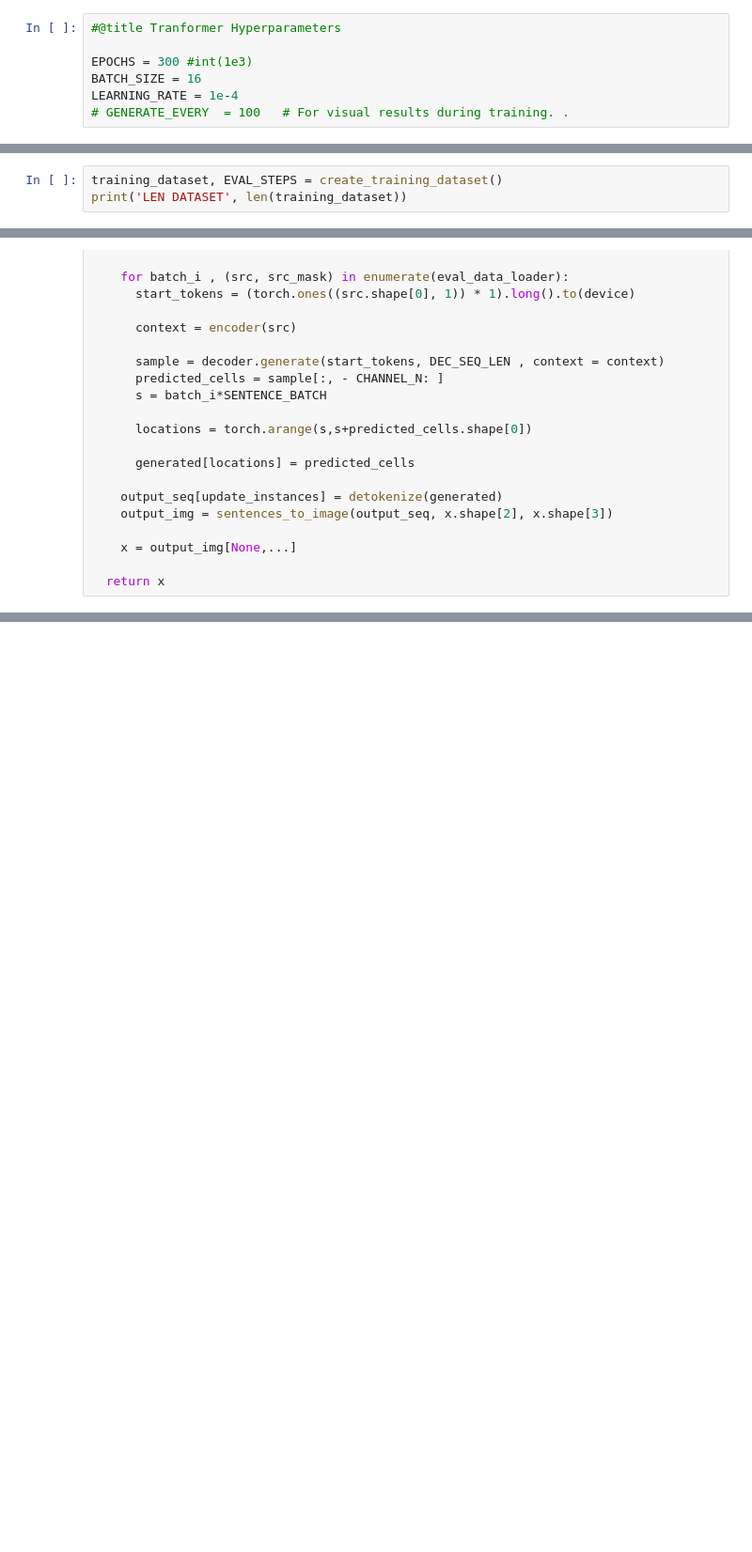
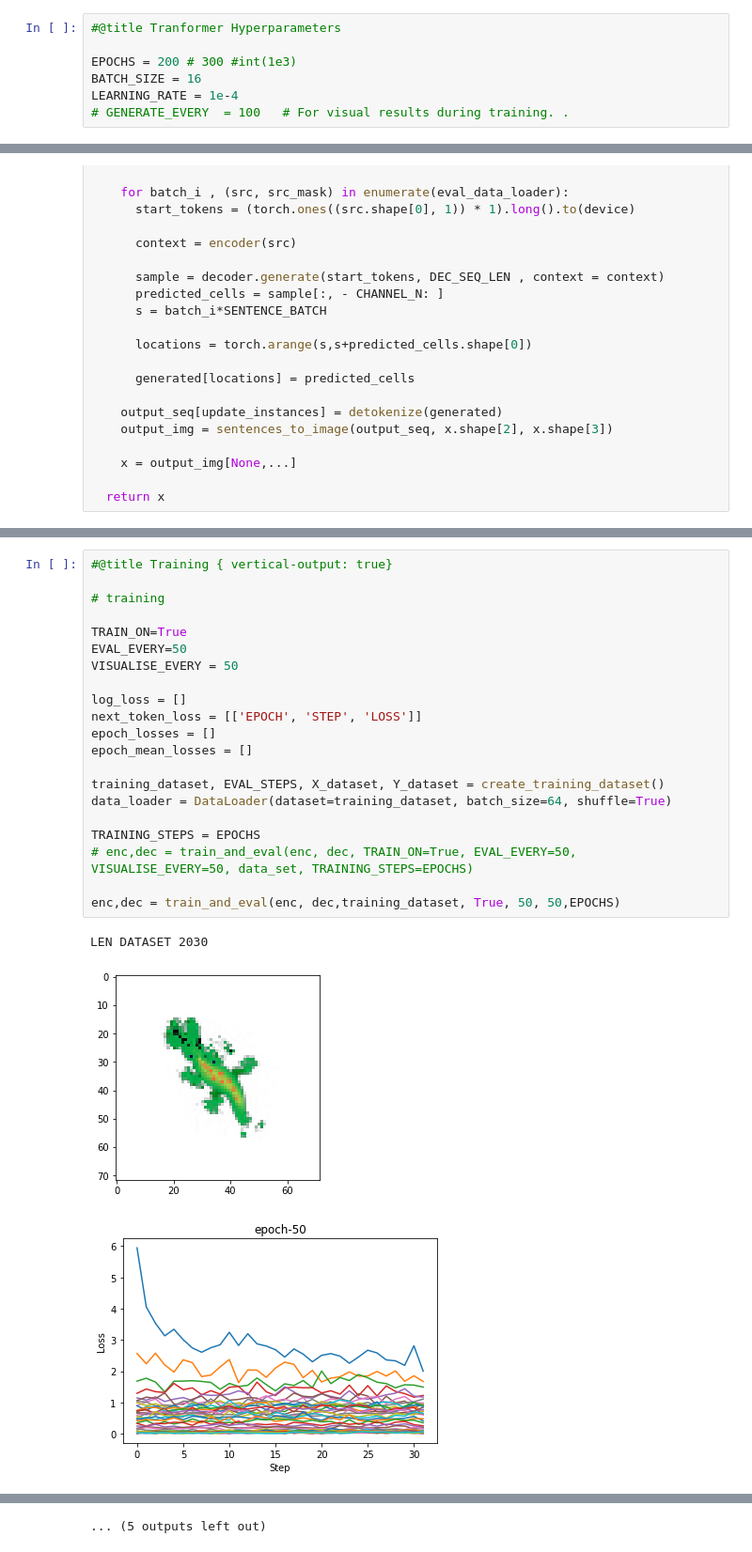
Before and after one commit to Mikcl/CellTransformer, a Jupyter notebook: Cells_are_Transformers_II.ipynb, the cells around one changed output, grey strips where cells are left out. Shown at 94% size. Saved outputs shown, nothing was run; the diff lists cells and outputs as text; blank space fills up the shorter version.

```diff
--- a/Cells_are_Transformers_II.ipynb
+++ b/Cells_are_Transformers_II.ipynb
@@ -83,7 +83,7 @@ DEC_SEQ_LEN = CHANNEL_N
 # %%
 #@title Tranformer Hyperparameters
 
-EPOCHS = 300 #int(1e3)
+EPOCHS = 200 # 300 #int(1e3)
 BATCH_SIZE = 16
 LEARNING_RATE = 1e-4
 # GENERATE_EVERY  = 100   # For visual results during training. .
@@ -478,3 +431,0 @@ def create_training_dataset():
-# %%
-training_dataset, EVAL_STEPS = create_training_dataset()
-print('LEN DATASET', len(training_dataset))
@@ -618,0 +605,25 @@ LEN DATASET 2030
+# %%
+#@title Training { vertical-output: true}
+
+# training
+
+TRAIN_ON=True
+EVAL_EVERY=50
+VISUALISE_EVERY = 50
+
+log_loss = []
+next_token_loss = [['EPOCH', 'STEP', 'LOSS']]
+epoch_losses = []
+epoch_mean_losses = []
+
+training_dataset, EVAL_STEPS, X_dataset, Y_dataset = create_training_dataset()
+data_loader = DataLoader(dataset=training_dataset, batch_size=64, shuffle=True)
+
+TRAINING_STEPS = EPOCHS
+# enc,dec = train_and_eval(enc, dec, TRAIN_ON=True, EVAL_EVERY=50, VISUALISE_EVERY=50, data_set, TRAINING_STEPS=EPOCHS)
+
+enc,dec = train_and_eval(enc, dec,training_dataset, True, 50, 50,EPOCHS)
+# %% [output]
+LEN DATASET 2030
+[figure, added]
+[figure, added]
@@ -619,3 +639,4 @@ LEN DATASET 2030
+... (5 outputs left out)
 # %%
 #@title Save Models { vertical-output: true}
 import time
```
Also changed, not shown: parts of 17 cells of this notebook.
